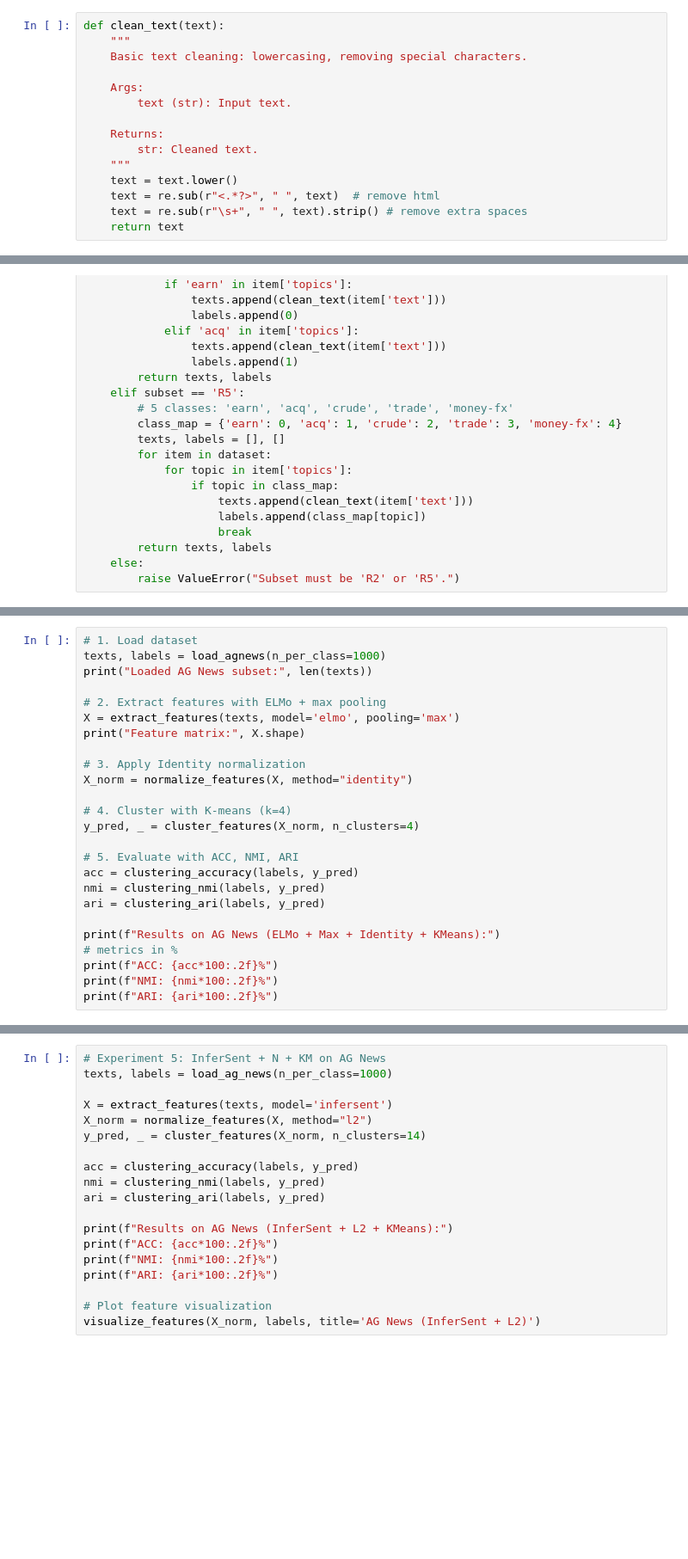
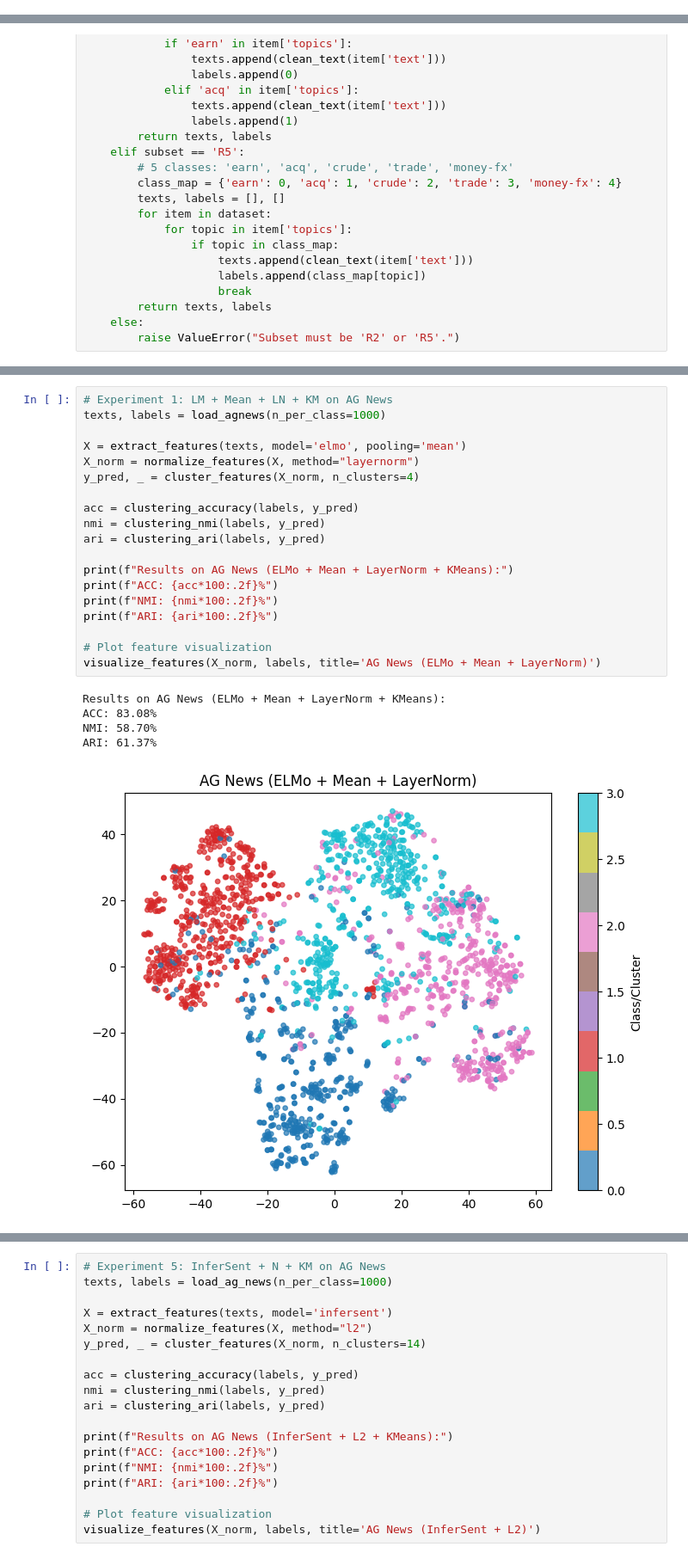
Before and after one commit to digesaremarco/Deep_Feature-Based_Text_Clustering, a Jupyter notebook: text_clustering.ipynb, the cells around one changed output, grey strips where cells are left out. Shown at 86% size. Cells and saved outputs as stored; diff of their text form; blank space fills up the shorter version.

```diff
--- a/text_clustering.ipynb
+++ b/text_clustering.ipynb
@@ -367,15 +405,0 @@ These will be the inputs to our feature extraction pipeline.
-# %%
-def clean_text(text):
-    """
-    Basic text cleaning: lowercasing, removing special characters.
-
-    Args:
-        text (str): Input text.
-
-    Returns:
-        str: Cleaned text.
-    """
-    text = text.lower()
-    text = re.sub(r"<.*?>", " ", text)  # remove html
-    text = re.sub(r"\s+", " ", text).strip() # remove extra spaces
-    return text
@@ -509,25 +533,25 @@ Here we use **LayerNorm** as the normalization method on top of mean-pooled ELMo
 # %%
-# 1. Load dataset
+# Experiment 1: LM + Mean + LN + KM on AG News
 texts, labels = load_agnews(n_per_class=1000)
-print("Loaded AG News subset:", len(texts))
 
-# 2. Extract features with ELMo + max pooling
-X = extract_features(texts, model='elmo', pooling='max')
-print("Feature matrix:", X.shape)
-
-# 3. Apply Identity normalization
-X_norm = normalize_features(X, method="identity")
-
-# 4. Cluster with K-means (k=4)
+X = extract_features(texts, model='elmo', pooling='mean')
+X_norm = normalize_features(X, method="layernorm")
 y_pred, _ = cluster_features(X_norm, n_clusters=4)
 
-# 5. Evaluate with ACC, NMI, ARI
 acc = clustering_accuracy(labels, y_pred)
 nmi = clustering_nmi(labels, y_pred)
 ari = clustering_ari(labels, y_pred)
 
-print(f"Results on AG News (ELMo + Max + Identity + KMeans):")
-# metrics in %
+print(f"Results on AG News (ELMo + Mean + LayerNorm + KMeans):")
 print(f"ACC: {acc*100:.2f}%")
 print(f"NMI: {nmi*100:.2f}%")
 print(f"ARI: {ari*100:.2f}%")
+
+# Plot feature visualization
+visualize_features(X_norm, labels, title='AG News (ELMo + Mean + LayerNorm)')
+# %% [output]
+Results on AG News (ELMo + Mean + LayerNorm + KMeans):
+ACC: 83.08%
+NMI: 58.70%
+ARI: 61.37%
+[figure, added]
```
Also changed, not shown: parts of 42 cells of this notebook.
